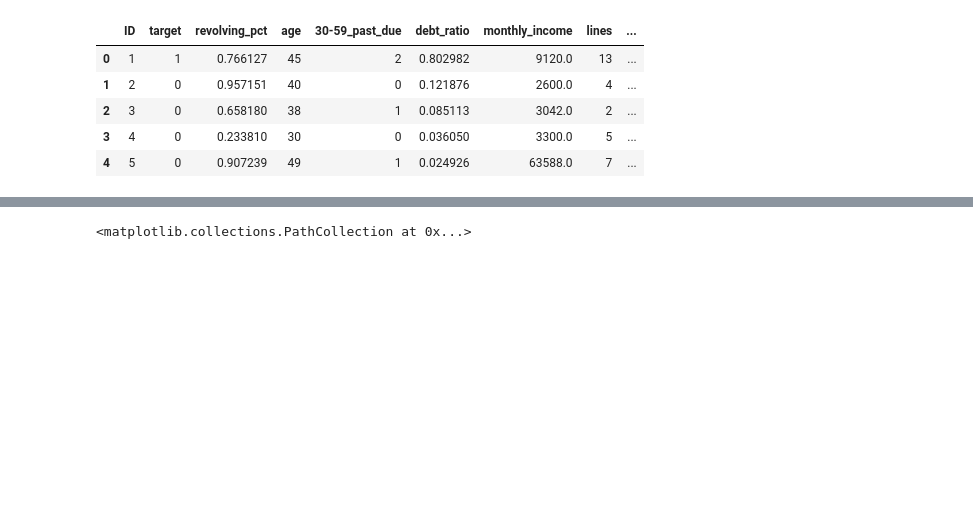
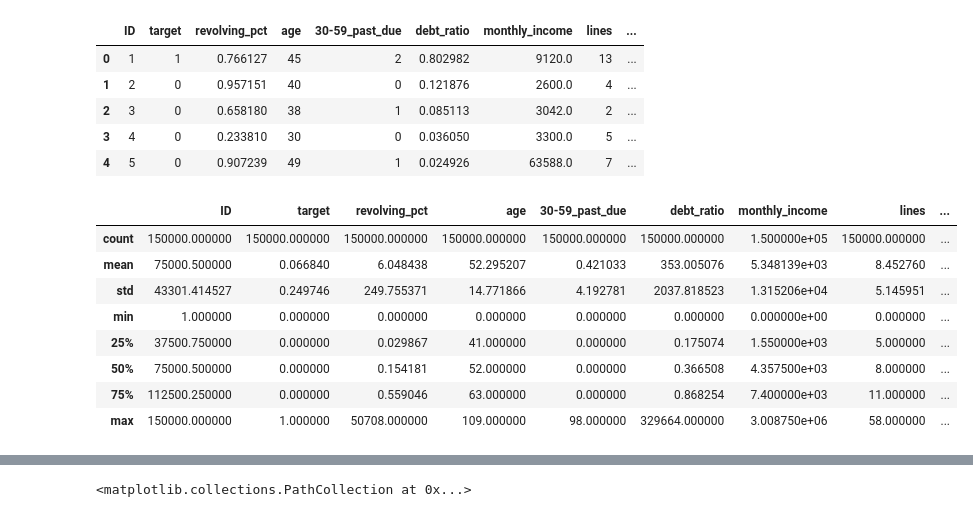
Before and after one commit to timgasser/acm_imbalanced_learning, a Jupyter notebook: acm_imbalance_algorithms.ipynb, the cells around one changed output, grey strips where cells are left out. Saved outputs shown, nothing was run; the diff lists cells and outputs as text; code cells hidden in the pictures; blank space fills up the shorter version.

```diff
--- a/acm_imbalance_algorithms.ipynb
+++ b/acm_imbalance_algorithms.ipynb
@@ -61,3 +68,16 @@ credit_df.head()
 | 2 | 3 | 0 | 0.658180 | 38 | 1 | 0.085113 | 3042.0 | 2 | ... |
 | 3 | 4 | 0 | 0.233810 | 30 | 0 | 0.036050 | 3300.0 | 5 | ... |
 | 4 | 5 | 0 | 0.907239 | 49 | 1 | 0.024926 | 63588.0 | 7 | ... |
+# %%
+# Get some summary statistics from the dataframe
+credit_df.describe()
+# %% [output]
+|  | ID | target | revolving_pct | age | 30-59_past_due | debt_ratio | monthly_income | lines | ... |
+| count | 150000.000000 | 150000.000000 | 150000.000000 | 150000.000000 | 150000.000000 | 150000.000000 | 1.500000e+05 | 150000.000000 | ... |
+| mean | 75000.500000 | 0.066840 | 6.048438 | 52.295207 | 0.421033 | 353.005076 | 5.348139e+03 | 8.452760 | ... |
+| std | 43301.414527 | 0.249746 | 249.755371 | 14.771866 | 4.192781 | 2037.818523 | 1.315206e+04 | 5.145951 | ... |
+| min | 1.000000 | 0.000000 | 0.000000 | 0.000000 | 0.000000 | 0.000000 | 0.000000e+00 | 0.000000 | ... |
+| 25% | 37500.750000 | 0.000000 | 0.029867 | 41.000000 | 0.000000 | 0.175074 | 1.550000e+03 | 5.000000 | ... |
+| 50% | 75000.500000 | 0.000000 | 0.154181 | 52.000000 | 0.000000 | 0.366508 | 4.357500e+03 | 8.000000 | ... |
+| 75% | 112500.250000 | 0.000000 | 0.559046 | 63.000000 | 0.000000 | 0.868254 | 7.400000e+03 | 11.000000 | ... |
+| max | 150000.000000 | 1.000000 | 50708.000000 | 109.000000 | 98.000000 | 329664.000000 | 3.008750e+06 | 58.000000 | ... |
```
Also changed, not shown: parts of 10 cells of this notebook, 1 other file.
